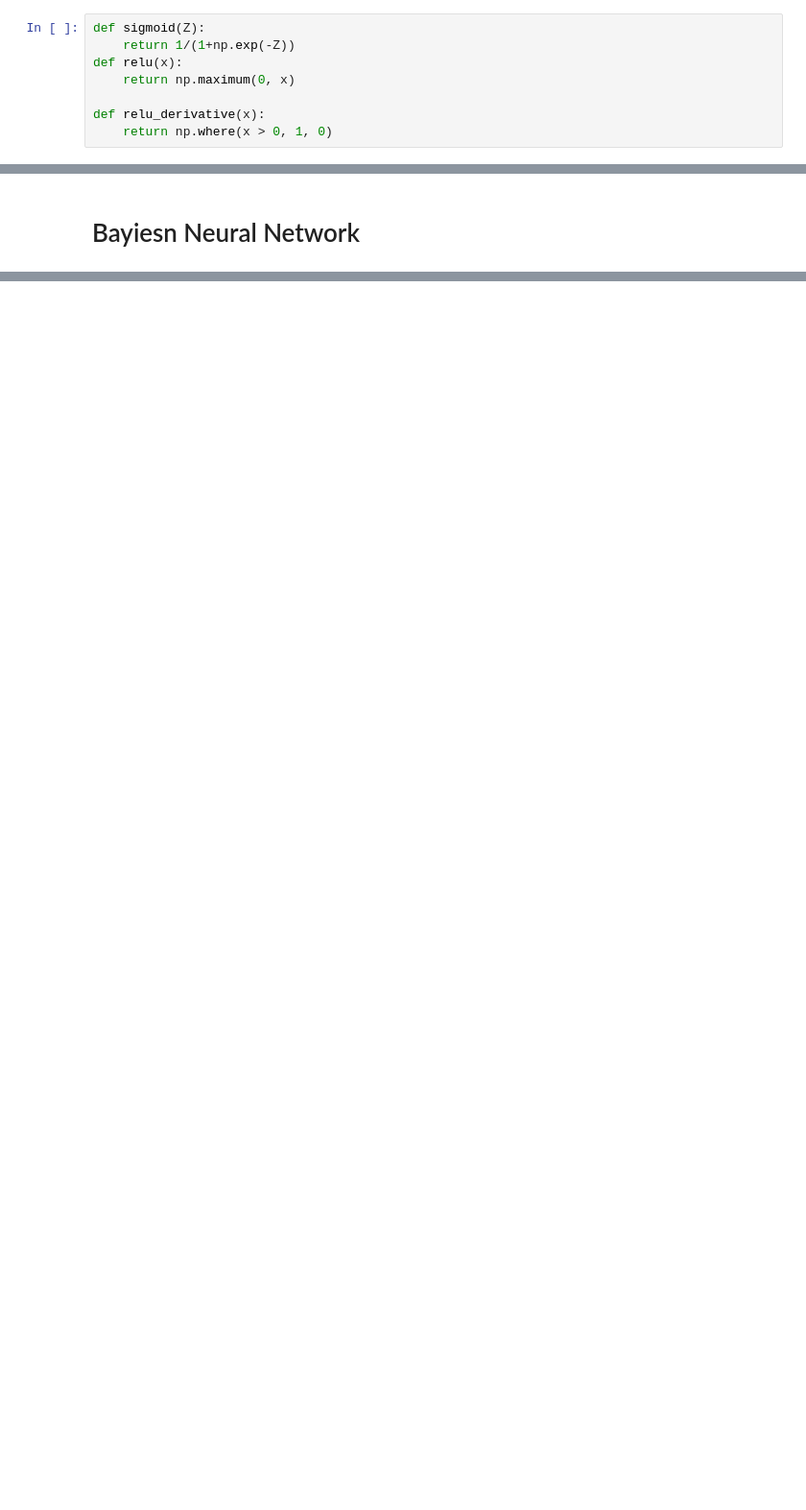
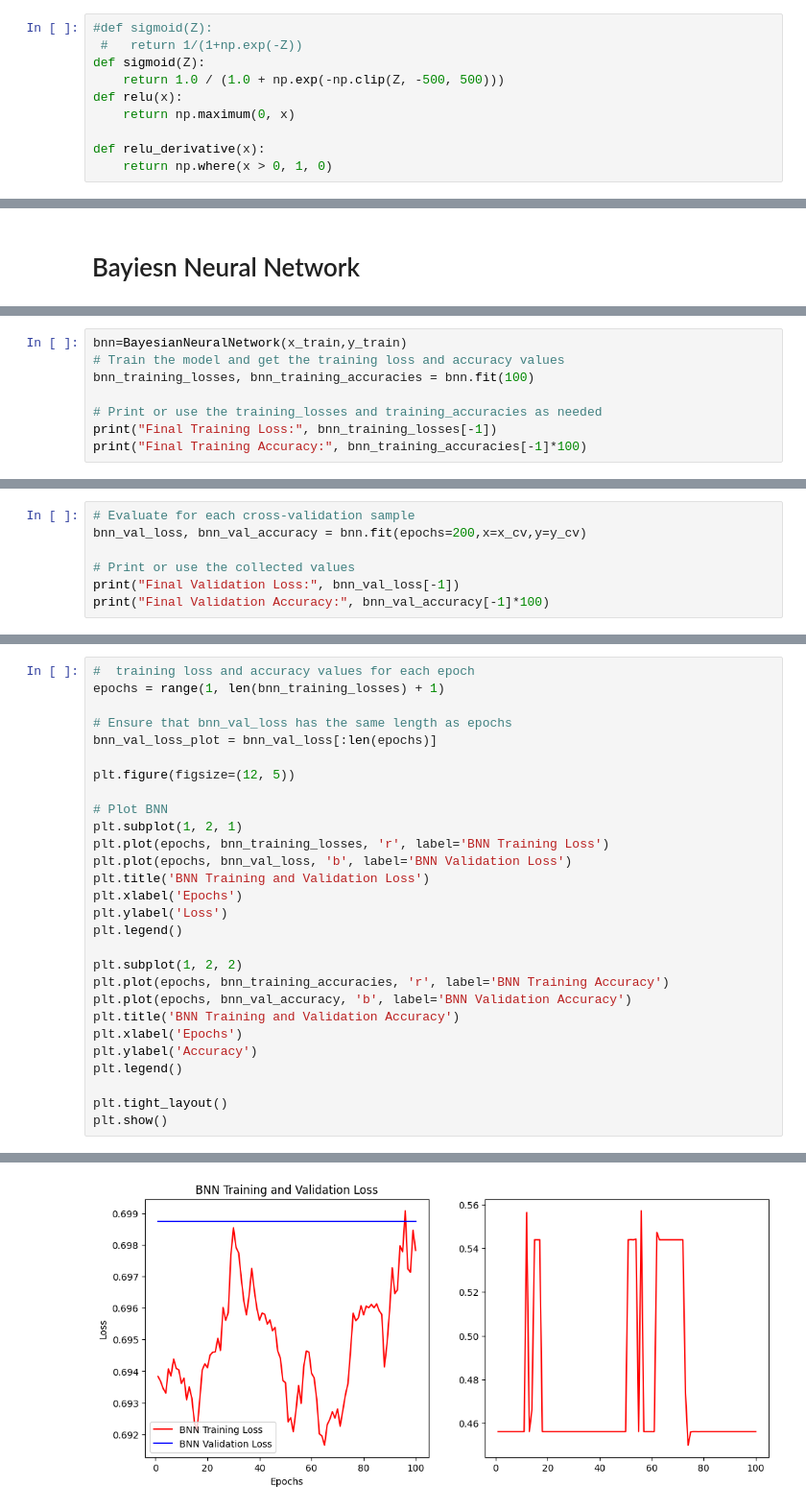
Before and after one commit to reham-shaban/Sarcasm-Detection, a Jupyter notebook: Sarcasm_detection.ipynb, the cells around one changed output, grey strips where cells are left out. Shown at 96% size. Saved outputs shown, nothing was run; the diff lists cells and outputs as text; blank space fills up the shorter version.

Commit message:
evaluation curves and metrics add for all four neural networks

```diff
--- a/Sarcasm_detection.ipynb
+++ b/Sarcasm_detection.ipynb
@@ -32,8 +32,10 @@ print(y_train.shape)
 # %% [markdown]
 # Activation Function
 # %%
+#def sigmoid(Z):
+ #   return 1/(1+np.exp(-Z))
 def sigmoid(Z):
-    return 1/(1+np.exp(-Z))
+    return 1.0 / (1.0 + np.exp(-np.clip(Z, -500, 500)))
 def relu(x):
     return np.maximum(0, x)
 
@@ -525,0 +647,8 @@ Cost:
+# %%
+bnn=BayesianNeuralNetwork(x_train,y_train)
+# Train the model and get the training loss and accuracy values
+bnn_training_losses, bnn_training_accuracies = bnn.fit(100)
+
+# Print or use the training_losses and training_accuracies as needed
+print("Final Training Loss:", bnn_training_losses[-1])
+print("Final Training Accuracy:", bnn_training_accuracies[-1]*100)
@@ -525,0 +675,7 @@ Cost:
+# %%
+# Evaluate for each cross-validation sample
+bnn_val_loss, bnn_val_accuracy = bnn.fit(epochs=200,x=x_cv,y=y_cv)
+
+# Print or use the collected values
+print("Final Validation Loss:", bnn_val_loss[-1])
+print("Final Validation Accuracy:", bnn_val_accuracy[-1]*100)
@@ -539,0 +704,29 @@ Acc : 0.5410290396433305
+# %%
+#  training loss and accuracy values for each epoch
+epochs = range(1, len(bnn_training_losses) + 1)
+
+# Ensure that bnn_val_loss has the same length as epochs
+bnn_val_loss_plot = bnn_val_loss[:len(epochs)]
+
+plt.figure(figsize=(12, 5))
+
+# Plot BNN
+plt.subplot(1, 2, 1)
+plt.plot(epochs, bnn_training_losses, 'r', label='BNN Training Loss')
+plt.plot(epochs, bnn_val_loss, 'b', label='BNN Validation Loss')
+plt.title('BNN Training and Validation Loss')
+plt.xlabel('Epochs')
+plt.ylabel('Loss')
+plt.legend()
+
+plt.subplot(1, 2, 2)
+plt.plot(epochs, bnn_training_accuracies, 'r', label='BNN Training Accuracy')
+plt.plot(epochs, bnn_val_accuracy, 'b', label='BNN Validation Accuracy')
+plt.title('BNN Training and Validation Accuracy')
+plt.xlabel('Epochs')
+plt.ylabel('Accuracy')
+plt.legend()
+
+plt.tight_layout()
+plt.show()
+# %% [output]
@@ -539,0 +734 @@ Acc : 0.5410290396433305
+[figure, added]
```
Also changed, not shown: parts of 45 cells of this notebook, 1 other file.
